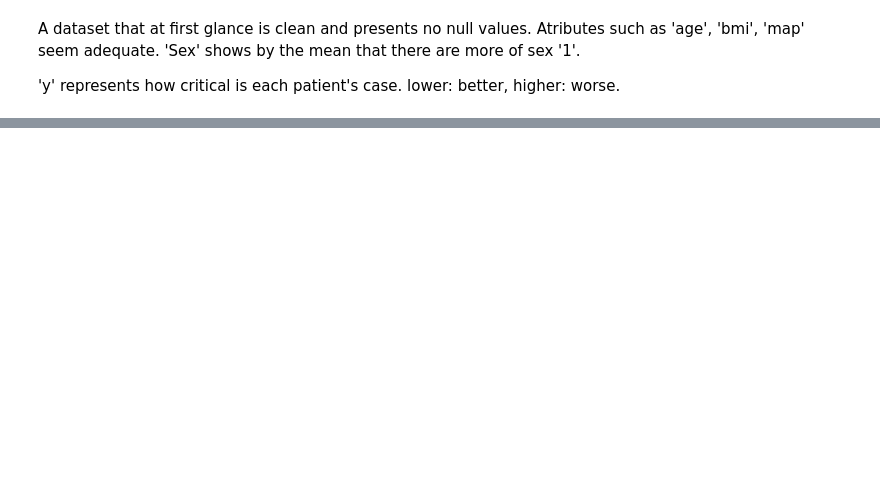
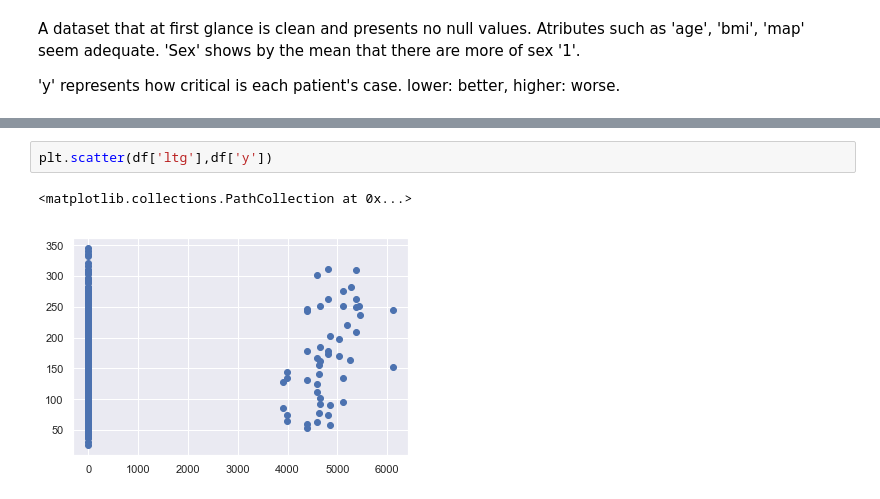
Before and after one commit to prbronze/MCZA015-13, a Jupyter notebook: Diabetes and Regression.ipynb, the cells around one changed output, grey strips where cells are left out. Drawn from its saved outputs; the diff is of its cells as text; blank space fills up the shorter version.

Commit message:
EDA into ltg and sex. scatter_matrix and heatmap_corr

```diff
--- a/Diabetes and Regression.ipynb
+++ b/Diabetes and Regression.ipynb
@@ -75,0 +99,5 @@ Atributes such as 'age', 'bmi', 'map' seem adequate.
+# %%
+plt.scatter(df['ltg'],df['y'])
+# %% [output]
+<matplotlib.collections.PathCollection at 0x...>
+[figure, added]
```
Also changed, not shown: parts of 14 cells of this notebook.
